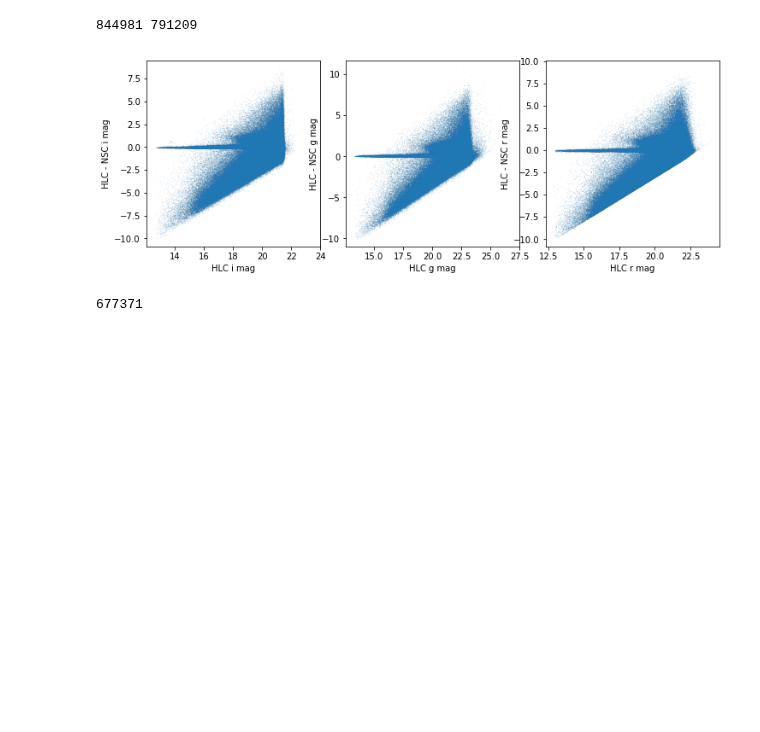
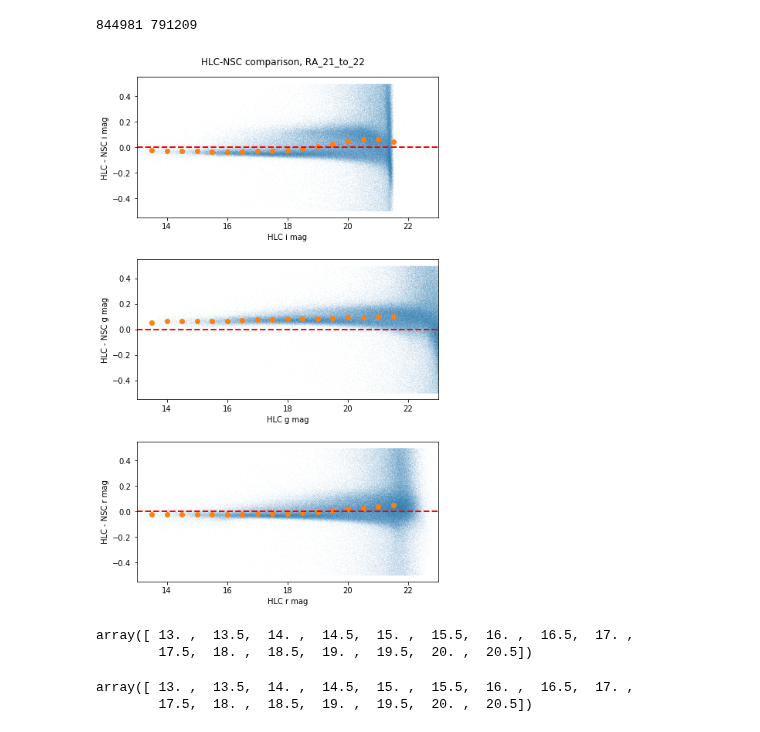
Before and after one commit to dirac-institute/uw-astr598-w18, a Jupyter notebook: homeworks/group2/HW_2/HW2_start.ipynb, the cells around one changed output. Cells and saved outputs as stored; diff of their text form; code cells hidden in the pictures; blank space fills up the shorter version.

Commit message:
updated magnitude comparison plot

```diff
--- a/homeworks/group2/HW_2/HW2_start.ipynb
+++ b/homeworks/group2/HW_2/HW2_start.ipynb
@@ -168,17 +170,29 @@ m = mSN * m_r
 # %%
-fig,ax = plt.subplots(1,3, figsize=(12,4))
+%matplotlib inline
+fig,ax = plt.subplots(3,1, figsize=(7,12))
 i = 0
+bins  =  np.arange(13,22, 0.5)
 for c in 'igr' :
     mag1 = mean_psfmag[c][m]
     mag2 = selected[c+'mag'][m]
     dmag  = mag1 - mag2
-    m1 = dmag > -10
-    m2 = mag1>10
+    m1 = np.abs(dmag) < 0.5  # select matches within 0.5 mag
+    m2 = mag1>10 # and remove all points which do not have the proper mag info
     mask = m1*m2
-    ax[i].scatter(mag1[mask] , dmag[mask],  s=0.001 )
+
+    x,y = mag1[mask] , dmag[mask]
+
+    stats = bs(x,y,statistic='median', bins=bins)
+
+    ax[i].scatter(x,y, s=0.0001 )
     ax[i].set_xlabel('HLC '+c+' mag')
     ax[i].set_ylabel('HLC - NSC '+c+ ' mag')
+    ax[i].scatter(bins[1:], stats.statistic)
+    ax[i].set_xlim(13,23)
+    ax[i].axhline(0,lw=2,ls='--', c='red')
     i += 1
-fig.subplots_adjust(wspace=0.15)
+fig.subplots_adjust(hspace=0.3)
+fig.suptitle('HLC-NSC comparison, RA_21_to_22',y=0.91)
+plt.savefig('hlc_vs_nsc_mags_ra_21-22.png', bbox_inches='tight')
 # %% [output]
-[figure, old version]
+[figure, new version]
@@ -187,4 +198,0 @@ fig.subplots_adjust(wspace=0.15)
-# %%
-len(mag1.data.data)
-# %% [output]
-677371
@@ -190,0 +201,10 @@ len(mag1.data.data)
+# %%
+stats.bin_edges
+# %% [output]
+array([ 13. ,  13.5,  14. ,  14.5,  15. ,  15.5,  16. ,  16.5,  17. ,
+        17.5,  18. ,  18.5,  19. ,  19.5,  20. ,  20.5])
+# %%
+bins
+# %% [output]
+array([ 13. ,  13.5,  14. ,  14.5,  15. ,  15.5,  16. ,  16.5,  17. ,
+        17.5,  18. ,  18.5,  19. ,  19.5,  20. ,  20.5])
```
Also changed, not shown: parts of 6 cells of this notebook.
